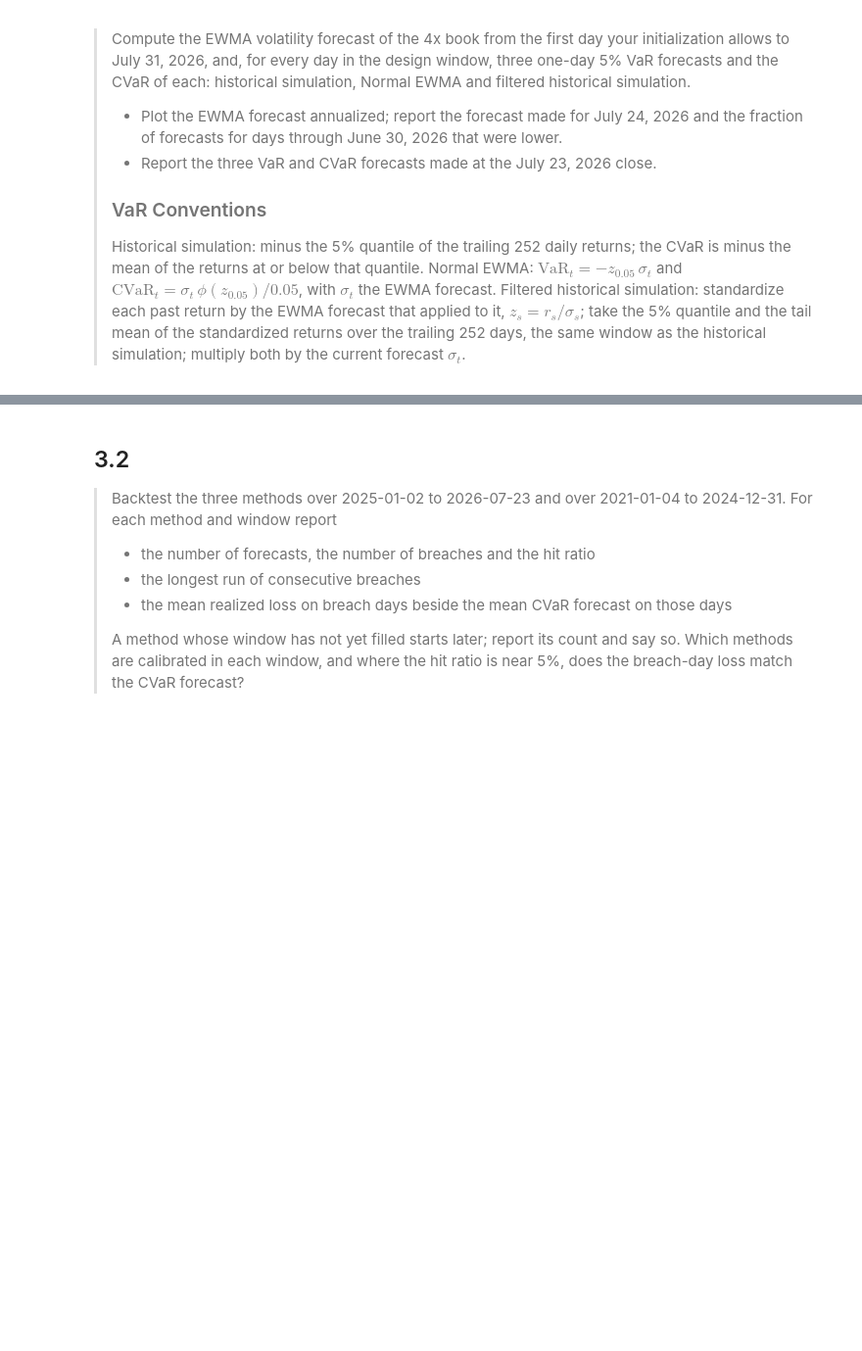
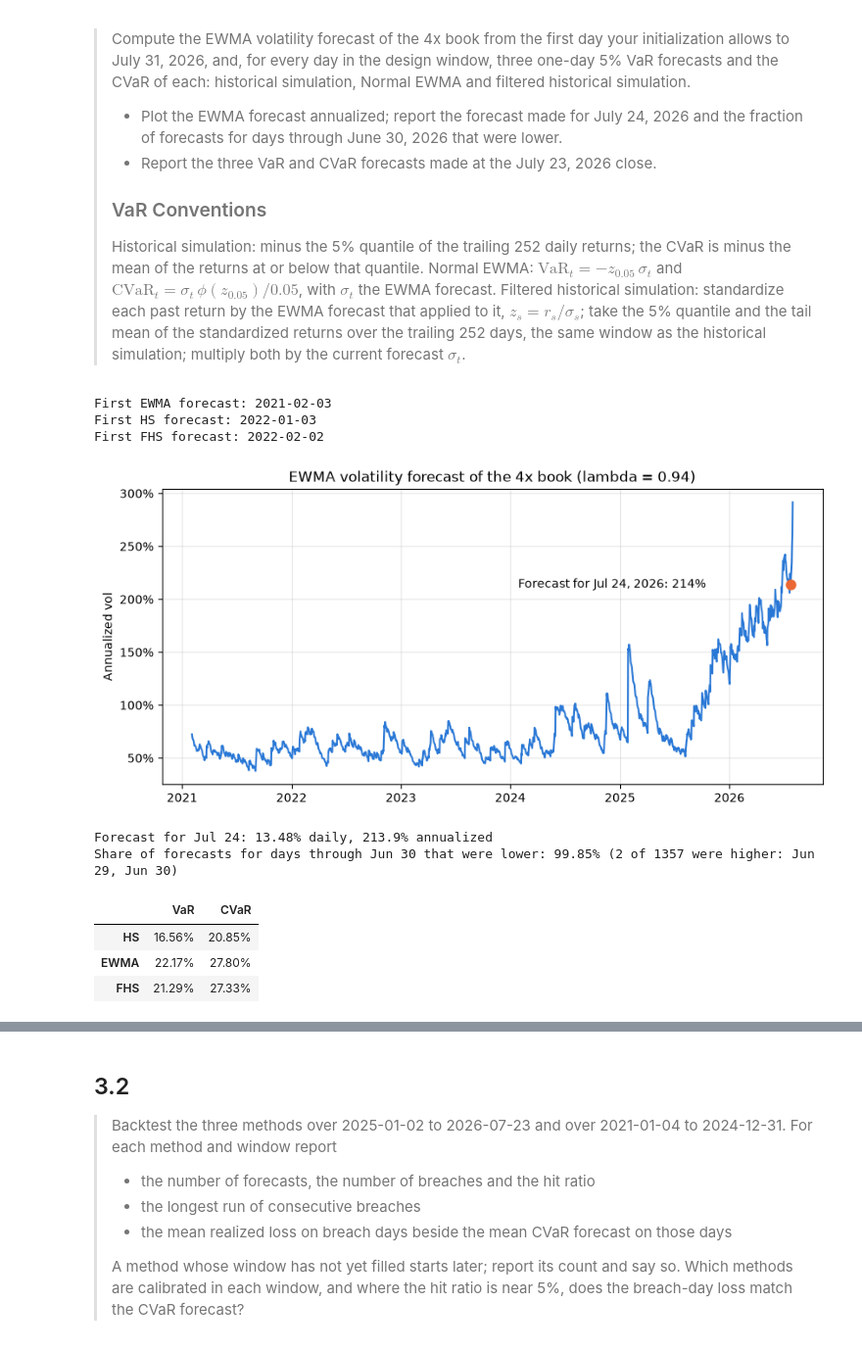
Before and after one commit to lucasalbinlazcano/ContextualAlertness, a Jupyter notebook: notebook/contextual_alertness.ipynb, the cells around one changed output, grey strips where cells are left out. Shown at 98% size. Saved outputs shown, nothing was run; the diff lists cells and outputs as text; code cells hidden in the pictures; blank space fills up the shorter version.

```diff
--- a/notebook/contextual_alertness.ipynb
+++ b/notebook/contextual_alertness.ipynb
@@ -439,6 +629,79 @@ The Sharpe ratio estimated on the 18 months of data, 3.11, is evidence that the
 >
 > Historical simulation: minus the 5% quantile of the trailing 252 daily returns; the CVaR is minus the mean of the returns at or below that quantile. Normal EWMA: $\text{VaR}_t = -z_{0.05}\,\sigma_t$ and $\text{CVaR}_t = \sigma_t\,\phi(z_{0.05})/0.05$, with $\sigma_t$ the EWMA forecast. Filtered historical simulation: standardize each past return by the EWMA forecast that applied to it, $z_s = r_s/\sigma_s$; take the 5% quantile and the tail mean of the standardized returns over the trailing 252 days, the same window as the historical simulation; multiply both by the current forecast $\sigma_t$.
 # %%
-#3.1
+# 3.1
+from scipy.stats import norm, binomtest     # scipy's stats gets overwritten by the stats() function in 1.1
+
+LAMBDA, Q, WINDOW, INIT_DAYS = 0.94, 0.05, 252, 21
+z_q = norm.ppf(Q)
+
+def ewma_vol(r, lam=LAMBDA, init_days=INIT_DAYS):
+    """sigma[t] is the forecast for day t, using returns through t-1.
+    Seeded with the mean squared return of the first init_days days (zero mean)."""
+    x = r.values
+    var = np.full(len(x), np.nan)
+    var[init_days] = np.mean(x[:init_days] ** 2)
+    for t in range(init_days + 1, len(x)):
+        var[t] = lam * var[t - 1] + (1 - lam) * x[t - 1] ** 2
+    return pd.Series(np.sqrt(var), index=r.index)
+
+def tail(x, q=Q):
+    """VaR and CVaR of a sample, as positive losses."""
+    cut = np.quantile(x, q)
+    return -cut, -x[x <= cut].mean()
+
+sigma = ewma_vol(book_4x)
+z_std = book_4x / sigma                     # standardized returns for FHS
+
+fc = pd.DataFrame(index=book_4x.index, dtype=float,
+                  columns=["HS VaR", "HS CVaR", "EWMA VaR", "EWMA CVaR", "FHS VaR", "FHS CVaR"])
+fc["EWMA VaR"] = -z_q * sigma
+fc["EWMA CVaR"] = sigma * norm.pdf(z_q) / Q
+r_arr, z_arr = book_4x.values, z_std.values
+for t in range(WINDOW, len(r_arr)):
+    fc.iloc[t, [0, 1]] = tail(r_arr[t - WINDOW:t])
+    past_z = z_arr[t - WINDOW:t]
+    if not np.isnan(past_z).any():
+        fc.iloc[t, [4, 5]] = np.array(tail(past_z)) * sigma.iloc[t]
+
+for m in ["EWMA", "HS", "FHS"]:
+    print(f"First {m} forecast: {fc[f'{m} VaR'].first_valid_index():%Y-%m-%d}")
+# %% [output]
+First EWMA forecast: 2021-02-03
+First HS forecast: 2022-01-03
+First FHS forecast: 2022-02-02
+# %%
+vol_ann = sigma * np.sqrt(252)
+jul24 = pd.Timestamp("2026-07-24")
+
+fig, ax = plt.subplots(figsize=(10, 4.5))
+ax.plot(vol_ann.index, vol_ann, color="#2a78d6", lw=1.5)
+ax.plot(jul24, vol_ann[jul24], "o", color="#eb6834", ms=8)
+ax.annotate(f"Forecast for Jul 24, 2026: {vol_ann[jul24]:.0%}", (jul24, vol_ann[jul24]),
+            xytext=(-230, 0), textcoords="offset points", va="center")
+ax.yaxis.set_major_formatter(PercentFormatter(1))
+ax.set_ylabel("Annualized vol")
+ax.set_title("EWMA volatility forecast of the 4x book (lambda = 0.94)")
+ax.grid(alpha=0.3)
+plt.show()
+
+before = vol_ann.loc[:"2026-06-30"].dropna()
+print(f"Forecast for Jul 24: {sigma[jul24]:.2%} daily, {vol_ann[jul24]:.1%} annualized")
+print(f"Share of forecasts for days through Jun 30 that were lower: {(before < vol_ann[jul24]).mean():.2%} "
+      f"({(before >= vol_ann[jul24]).sum()} of {len(before)} were higher: "
+      f"{', '.join(f'{d:%b %d}' for d in before[before >= vol_ann[jul24]].index)})")
+# %% [output]
+[figure, added]
+Forecast for Jul 24: 13.48% daily, 213.9% annualized
+Share of forecasts for days through Jun 30 that were lower: 99.85% (2 of 1357 were higher: Jun 29, Jun 30)
+# %%
+# the three forecasts made at the July 23 close, for July 24
+pd.DataFrame({m: {"VaR": fc.loc[jul24, f"{m} VaR"], "CVaR": fc.loc[jul24, f"{m} CVaR"]}
+              for m in ["HS", "EWMA", "FHS"]}).T.style.format("{:.2%}")
+# %% [output]
+|  | VaR | CVaR |
+| HS | 16.56% | 20.85% |
+| EWMA | 22.17% | 27.80% |
+| FHS | 21.29% | 27.33% |
 # %% [markdown]
 **Answer 3.1.**
```
Also changed, not shown: parts of 18 cells of this notebook.
